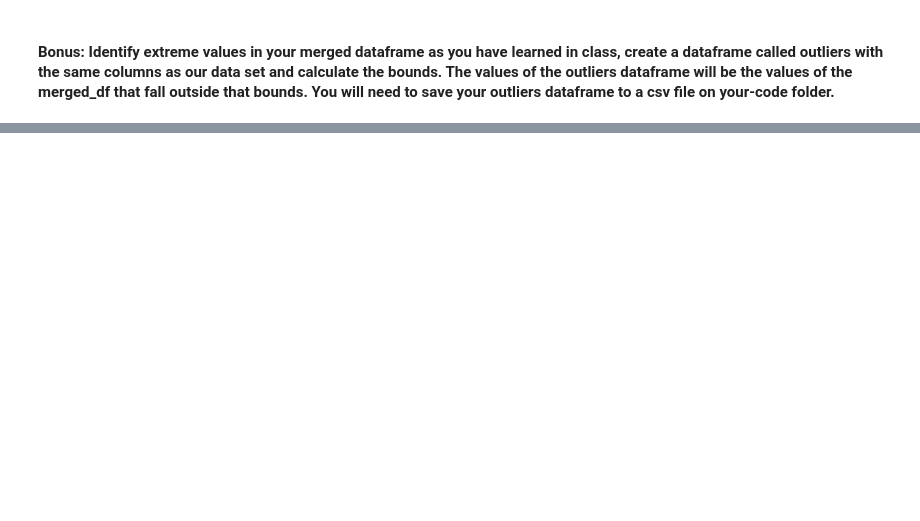
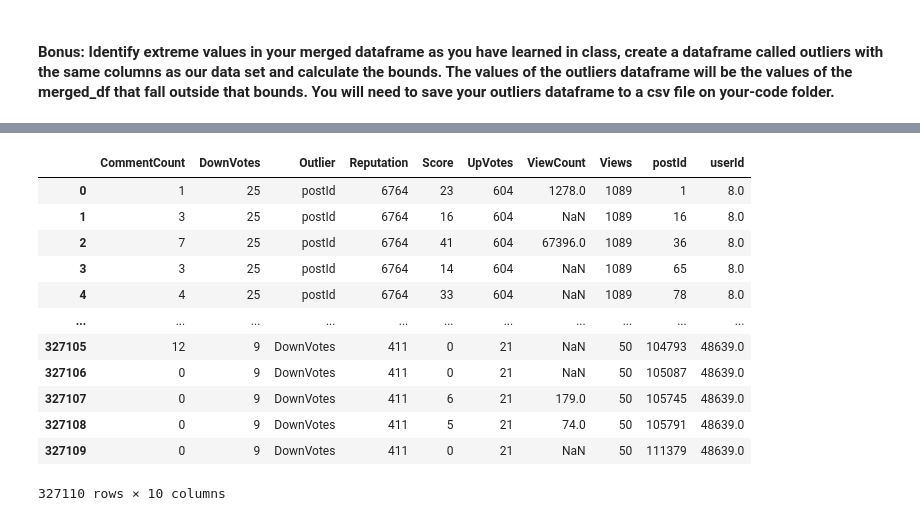
Before and after one commit to sacses/dataptmad1019, a Jupyter notebook: module-1/lab-data_cleaning/your-code/main.ipynb, the cells around one changed output, grey strips where cells are left out. Cells and saved outputs as stored; diff of their text form; code cells hidden in the pictures; blank space fills up the shorter version.

```diff
--- a/module-1/lab-data_cleaning/your-code/main.ipynb
+++ b/module-1/lab-data_cleaning/your-code/main.ipynb
@@ -117,0 +160,7 @@ dtype: float64
+# %%
+#Below the code to fill
+#new_merged_users_posts['ViewCount'] = new_merged_users_posts['ViewCount'].fillna(0)
+
+new_merged_users_posts = new_merged_users_posts.astype('int64')
+
+print(new_merged_users_posts.dtypes)
@@ -118,2 +178,9 @@ dtype: float64
 # %% [markdown]
 #### Bonus: Identify extreme values in your merged dataframe as you have learned in class, create a dataframe called outliers with the same columns as our data set and calculate the bounds. The values of the outliers dataframe will be the values of the merged_df that fall outside that bounds. You will need to save your outliers dataframe to a csv file on your-code folder.
+# %%
+new_merged_users_posts.describe()
+#We should ignorepostId and userId features in the DF, values they show ID numbers.
+
+stats_merged = new_merged_users_posts.describe().T
+stats_merged['MQC'] = stats_merged['75%'] - stats_merged['25%']
+stats_merged
@@ -119,0 +198,30 @@ dtype: float64
+# %%
+outliers = pd.DataFrame(columns=new_merged_users_posts.columns)
+
+for i in stats_merged.index:
+    iqr = stats_merged.at[i,'MQC']
+    cutoff = iqr * 1.5
+    lower = stats_merged.at[i,'25%']
+    upper = stats_merged.at[i,'75%']
+    results = new_merged_users_posts[(new_merged_users_posts[i] < lower)|
+                                    (new_merged_users_posts[i] > upper)].copy()
+    results['Outlier'] = i
+    outliers = outliers.append(results).reset_index(drop=True)
+
+outliers
+
+#Outcome is not correct, as features postId and userId should be not taken into consideration
+# %% [output]
+|  | CommentCount | DownVotes | Outlier | Reputation | Score | UpVotes | ViewCount | Views | postId | userId |
+| 0 | 1 | 25 | postId | 6764 | 23 | 604 | 1278.0 | 1089 | 1 | 8.0 |
+| 1 | 3 | 25 | postId | 6764 | 16 | 604 | NaN | 1089 | 16 | 8.0 |
+| 2 | 7 | 25 | postId | 6764 | 41 | 604 | 67396.0 | 1089 | 36 | 8.0 |
+| 3 | 3 | 25 | postId | 6764 | 14 | 604 | NaN | 1089 | 65 | 8.0 |
+| 4 | 4 | 25 | postId | 6764 | 33 | 604 | NaN | 1089 | 78 | 8.0 |
+| ... | ... | ... | ... | ... | ... | ... | ... | ... | ... | ... |
+| 327105 | 12 | 9 | DownVotes | 411 | 0 | 21 | NaN | 50 | 104793 | 48639.0 |
+| 327106 | 0 | 9 | DownVotes | 411 | 0 | 21 | NaN | 50 | 105087 | 48639.0 |
+| 327107 | 0 | 9 | DownVotes | 411 | 6 | 21 | 179.0 | 50 | 105745 | 48639.0 |
+| 327108 | 0 | 9 | DownVotes | 411 | 5 | 21 | 74.0 | 50 | 105791 | 48639.0 |
+| 327109 | 0 | 9 | DownVotes | 411 | 0 | 21 | NaN | 50 | 111379 | 48639.0 |
+327110 rows × 10 columns
```
Also changed, not shown: parts of 9 cells of this notebook, 1 other file.
